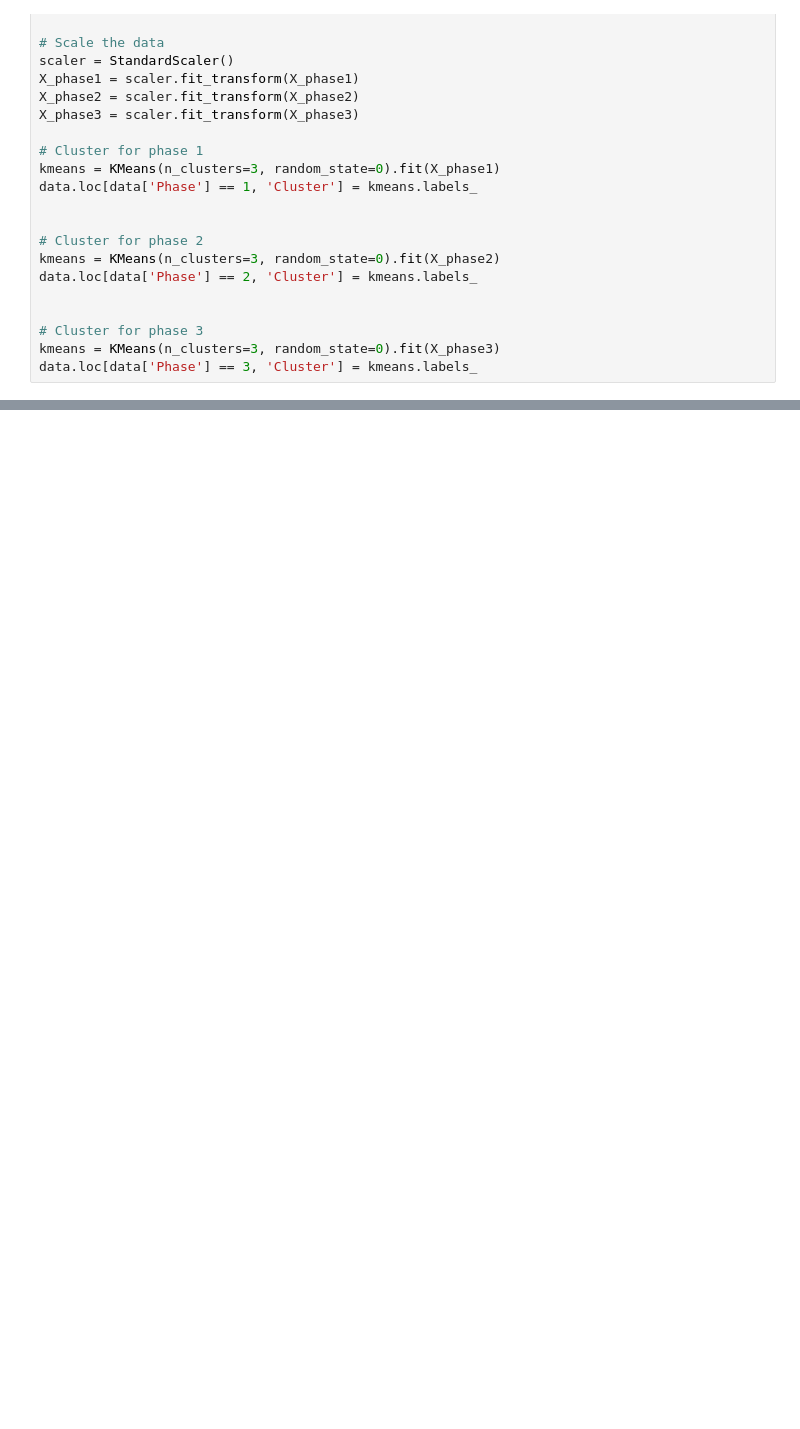
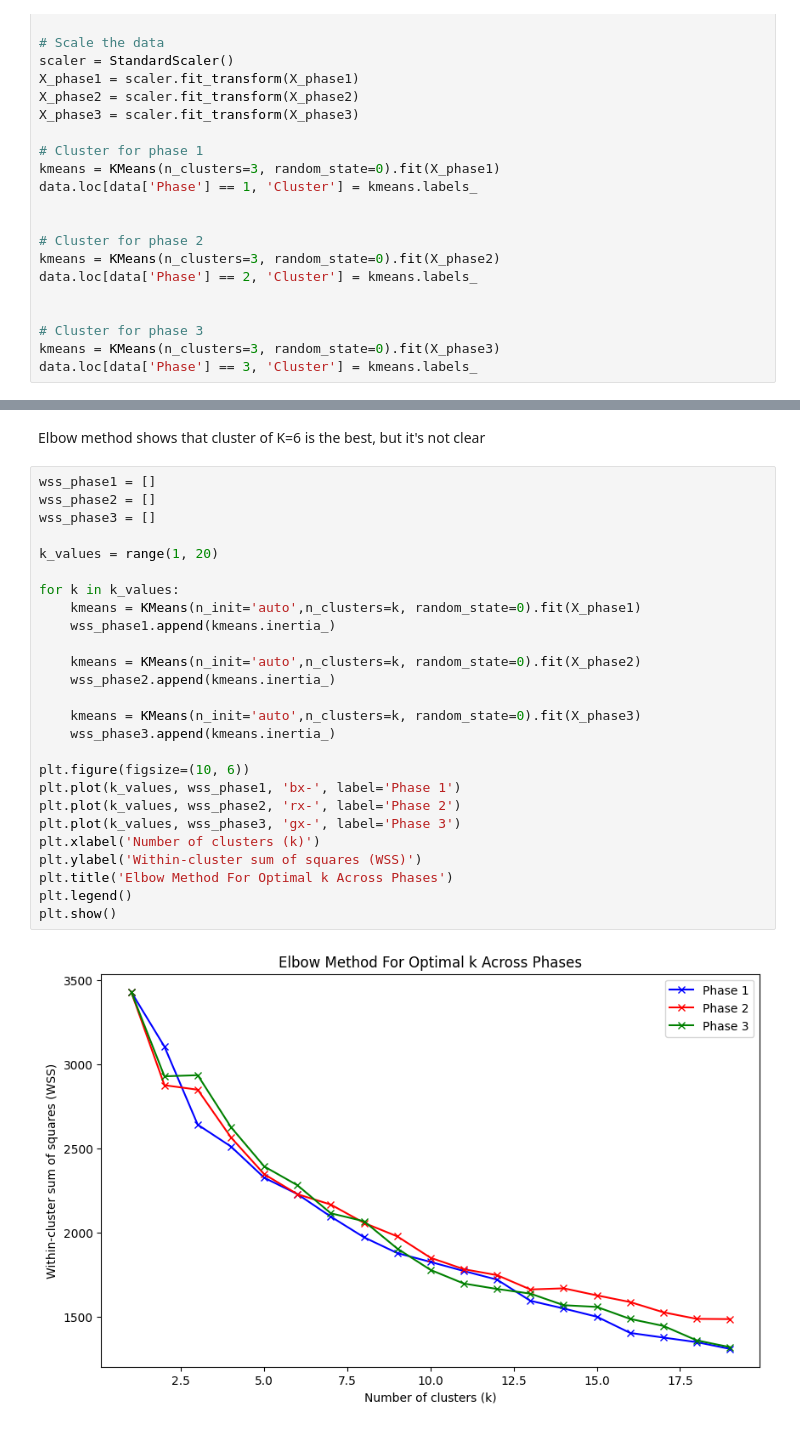
Before and after one commit to lukyrasocha/emo-stress, a Jupyter notebook: main.ipynb, the cells around one changed output, grey strips where cells are left out. Saved outputs shown, nothing was run; the diff lists cells and outputs as text; blank space fills up the shorter version.

```diff
--- a/main.ipynb
+++ b/main.ipynb
@@ -157,3 +183,33 @@ data.loc[data['Phase'] == 3, 'Cluster'] = kmeans.labels_
 - [ ] Integration with Self-reported Emotional Scores:
 - [ ] Analyse clusters with average scores of emotions like frustration, alertness, etc., to validate or explore the physiological findings.
 - [ ] Analyse clusters with mean physiological features to understand the physiological differences between clusters
+# %% [markdown]
+Elbow method shows that cluster of K=6 is the best, but it's not clear
+# %%
+wss_phase1 = []
+wss_phase2 = []
+wss_phase3 = []
+
+k_values = range(1, 20)
+
+for k in k_values:
+    kmeans = KMeans(n_init='auto',n_clusters=k, random_state=0).fit(X_phase1)
+    wss_phase1.append(kmeans.inertia_)
+
+    kmeans = KMeans(n_init='auto',n_clusters=k, random_state=0).fit(X_phase2)
+    wss_phase2.append(kmeans.inertia_)
+
+    kmeans = KMeans(n_init='auto',n_clusters=k, random_state=0).fit(X_phase3)
+    wss_phase3.append(kmeans.inertia_)
+
+plt.figure(figsize=(10, 6))
+plt.plot(k_values, wss_phase1, 'bx-', label='Phase 1')
+plt.plot(k_values, wss_phase2, 'rx-', label='Phase 2')
+plt.plot(k_values, wss_phase3, 'gx-', label='Phase 3')
+plt.xlabel('Number of clusters (k)')
+plt.ylabel('Within-cluster sum of squares (WSS)')
+plt.title('Elbow Method For Optimal k Across Phases')
+plt.legend()
+plt.show()
+# %% [output]
+[figure, added]
```
Also changed, not shown: parts of 12 cells of this notebook.
